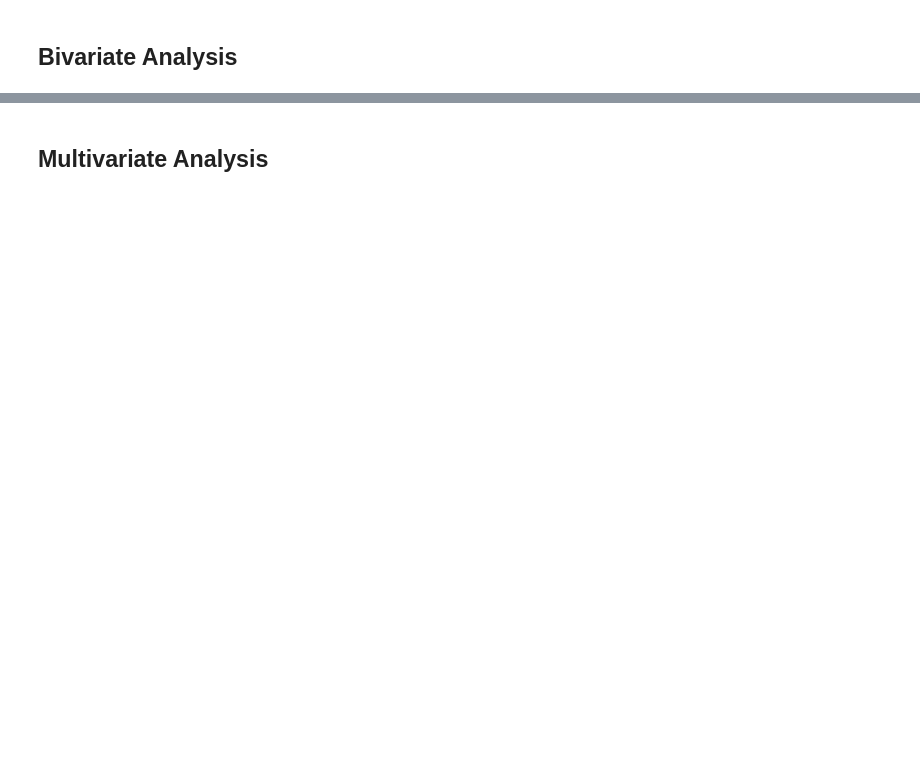
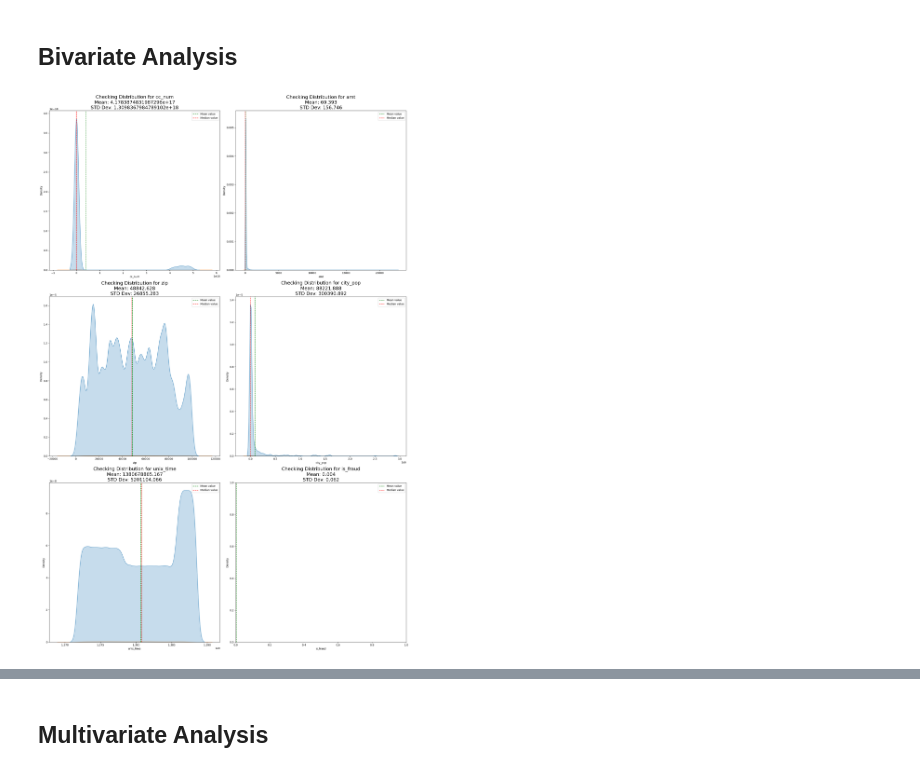
Before and after one commit to Shubham-S151/End-to-End-MLOps-Platform, a Jupyter notebook: notebooks/Credit_Card_Fraud_Data/2_Descriptive_Analysis.ipynb, the cells around one changed output, grey strips where cells are left out. Cells and saved outputs as stored; diff of their text form; code cells hidden in the pictures; blank space fills up the shorter version.

```diff
--- a/notebooks/Credit_Card_Fraud_Data/2_Descriptive_Analysis.ipynb
+++ b/notebooks/Credit_Card_Fraud_Data/2_Descriptive_Analysis.ipynb
@@ -103,2 +110,22 @@ This plot show us that transaction count decreases in Q2 and Q3 but in Q4 transa
 # %% [markdown]
 ## Bivariate Analysis
+# %%
+# now let's make Kde plot for checking the distribution of numerical columns
+rows, cols, t = 3,2,1
+plt.figure(figsize=(20,30))
+for i in range(len(num_cols)):
+    plt.subplot(rows,cols,t+i)
+    mean_val = data[num_cols[i]].mean()
+    med_val = data[num_cols[i]].median()
+    std_dev = data[num_cols[i]].std()
+    plt.title(f"Checking Distribution for {num_cols[i]}\nMean: {round(mean_val,3)}\nSTD Dev: {round(std_dev,3)}",
+              fontsize = 18)
+    sns.kdeplot(data=data, x=num_cols[i],hue="is_fraud", fill=True)
+    plt.axvline(mean_val, linestyle = "--", color = "green",label = "Mean value")
+    plt.axvline(med_val, linestyle = "--", color = "red", label = "Median value")
+    plt.legend()
+plt.tight_layout()
+plt.savefig(r"D:\Doccuments\GitHub\End-to-End-MLOps-Pipeline\notebooks\Credit_Card_Fraud_Data\plots\bivariate\Fraud_nums_distribution_vs_cat_cols.png", dpi=300, bbox_inches='tight')
+plt.show()
+# %% [output]
+[figure, added]
```
Also changed, not shown: parts of 9 cells of this notebook, 6 other files.
